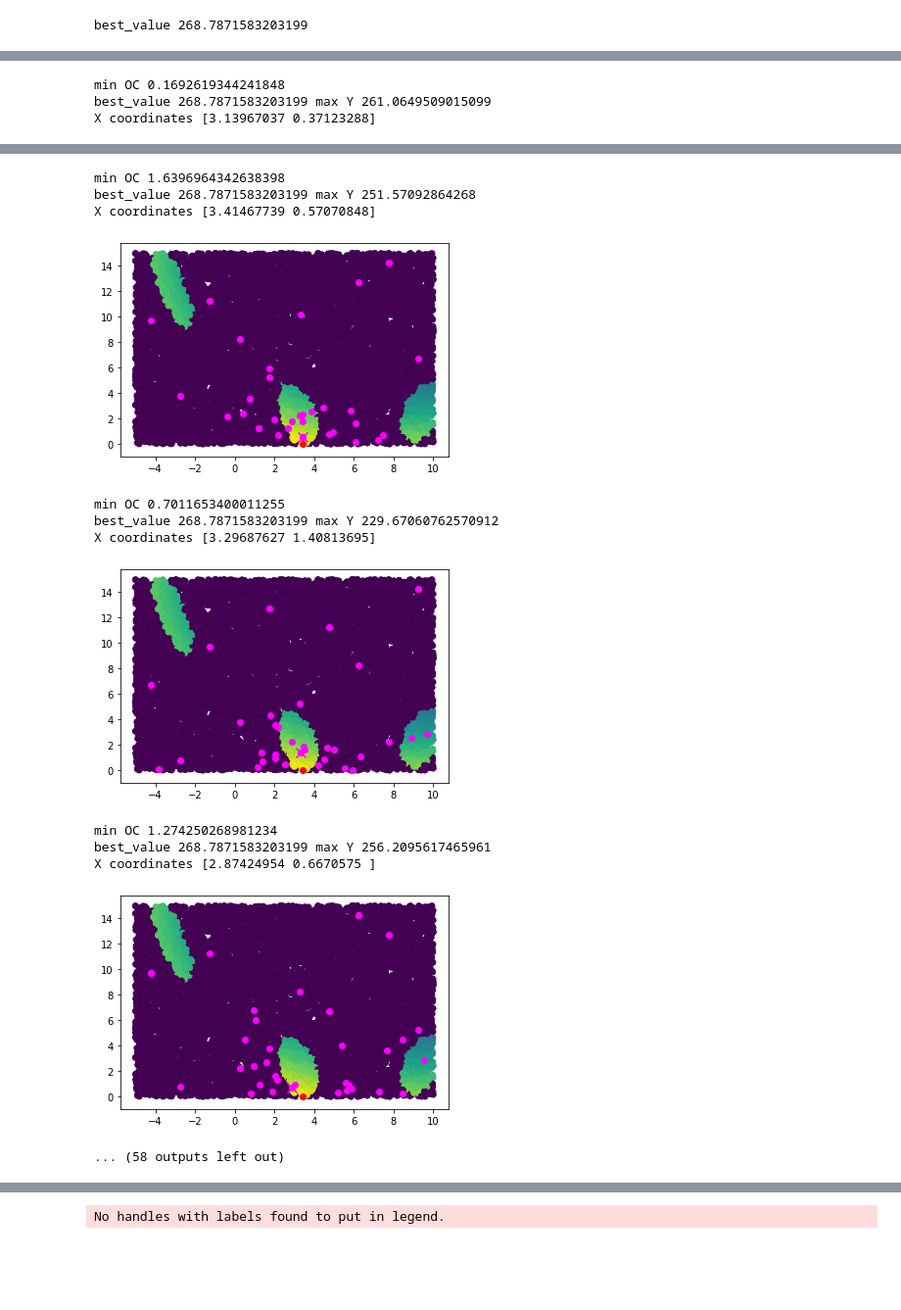
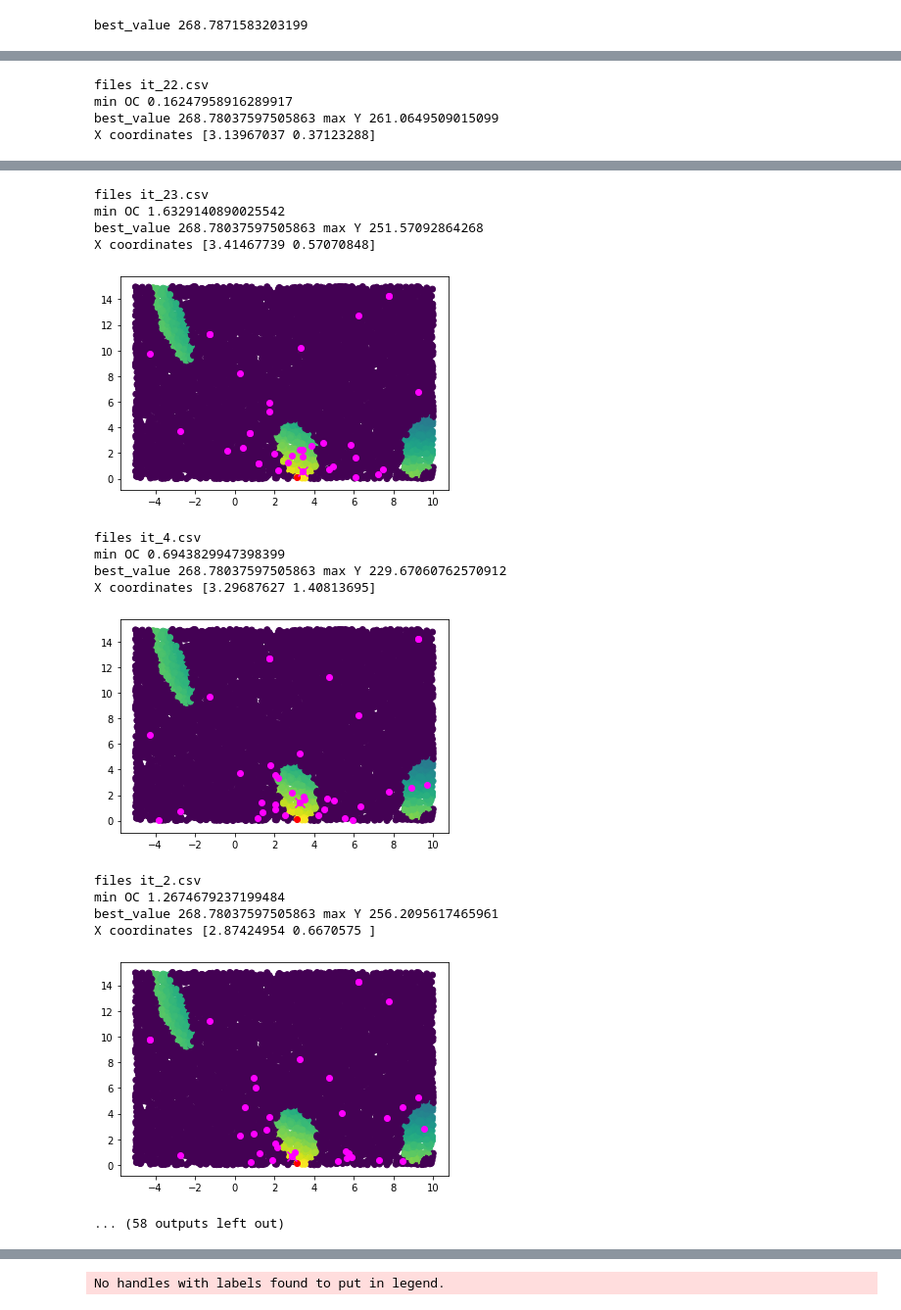
Before and after one commit to JuanUngredda/Constrained-KG, a Jupyter notebook: core/acquisition/RESULTS/Untitled.ipynb, the cells around one changed output, grey strips where cells are left out. Shown at 98% size. Saved outputs shown, nothing was run; the diff lists cells and outputs as text; code cells hidden in the pictures; blank space fills up the shorter version.

```diff
--- a/core/acquisition/RESULTS/Untitled.ipynb
+++ b/core/acquisition/RESULTS/Untitled.ipynb
@@ -257,8 +257,8 @@ print("best_value",best_value)
 # %% [output]
 best_value 268.7871583203199
 # %%
-X = np.random.random((10000,2))*(np.array([[10,15]])-np.array([[-5,0]])) + np.array([[-5,0]])
-new_brannin_f = new_brannin(sd=1e-6)
+# X = np.random.random((10000,2))*(np.array([[10,15]])-np.array([[-5,0]])) + np.array([[-5,0]])
+# new_brannin_f = new_brannin(sd=1e-6)
 Y = new_brannin_f.f(X)
 C = new_brannin_f.c(X)
 cmap = (Y*(C<0)).reshape(-1)
@@ -270,6 +270,7 @@ files = os.listdir(path)
 #best_value = np.max(f(X))
 results_1 =[]
 for i in range(len(files)):
+    print("files", files[i])
     data = pd.read_csv(path+files[i])
     cum_val = []
     for i in range(data.values.shape[0]):
@@ -289,6 +290,8 @@ for i in range(len(files)):
 mean_new_branin_2 = np.mean(results_1,axis=0)
 std_values = np.std(results_1,axis=0)
 MSE_new_branin_2 = 1.95*std_values/np.sqrt(len(files))
+
+
 
 path = "/home/juan/Documents/PhD/GitHub_Reps/Constrained-KG/core/acquisition/RESULTS/new_branin_5/"
 files = os.listdir(path)
@@ -349,3 +354,4 @@ X coordinates [3.33186586 0.17915651]
-min OC 0.1692619344241848
-best_value 268.7871583203199 max Y 261.0649509015099
+files it_22.csv
+min OC 0.16247958916289917
+best_value 268.78037597505863 max Y 261.0649509015099
 X coordinates [3.13967037 0.37123288]
@@ -353,13 +359,16 @@ X coordinates [3.13967037 0.37123288]
-min OC 1.6396964342638398
-best_value 268.7871583203199 max Y 251.57092864268
+files it_23.csv
+min OC 1.6329140890025542
+best_value 268.78037597505863 max Y 251.57092864268
 X coordinates [3.41467739 0.57070848]
-[figure, old version]
+[figure, new version]
-min OC 0.7011653400011255
-best_value 268.7871583203199 max Y 229.67060762570912
+files it_4.csv
+min OC 0.6943829947398399
+best_value 268.78037597505863 max Y 229.67060762570912
 X coordinates [3.29687627 1.40813695]
-[figure, old version]
+[figure, new version]
-min OC 1.274250268981234
-best_value 268.7871583203199 max Y 256.2095617465961
+files it_2.csv
+min OC 1.2674679237199484
+best_value 268.78037597505863 max Y 256.2095617465961
 X coordinates [2.87424954 0.6670575 ]
-[figure, old version]
+[figure, new version]
 ... (58 outputs left out)
```
Also changed, not shown: parts of 8 cells of this notebook, 37 other files.
